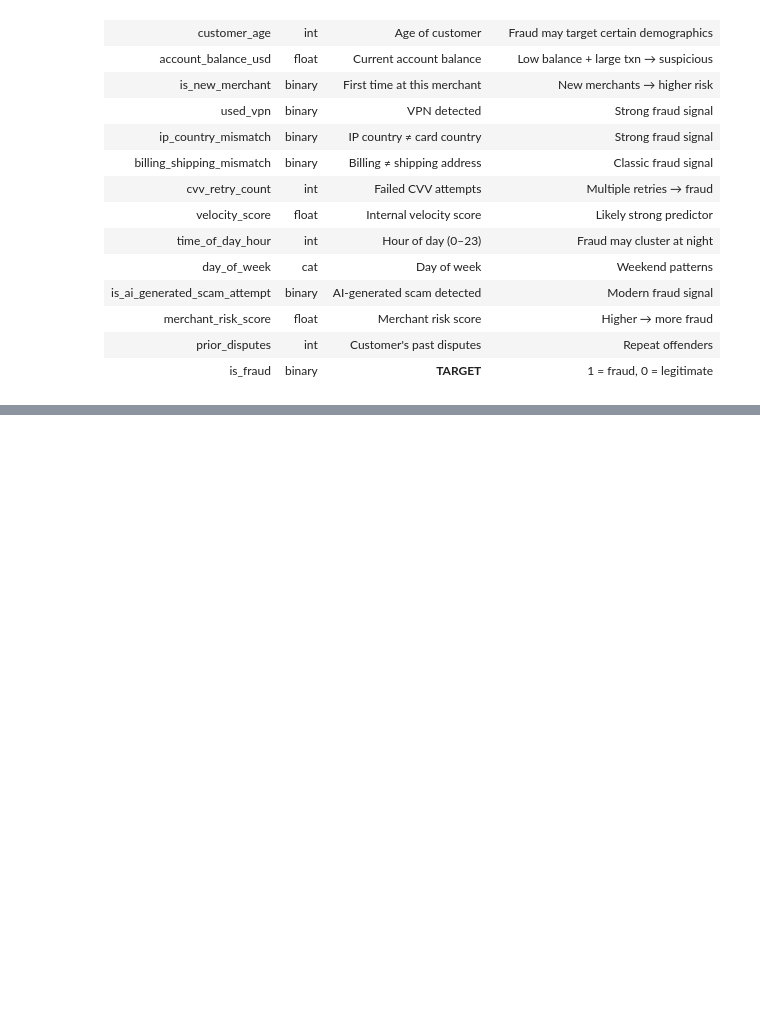
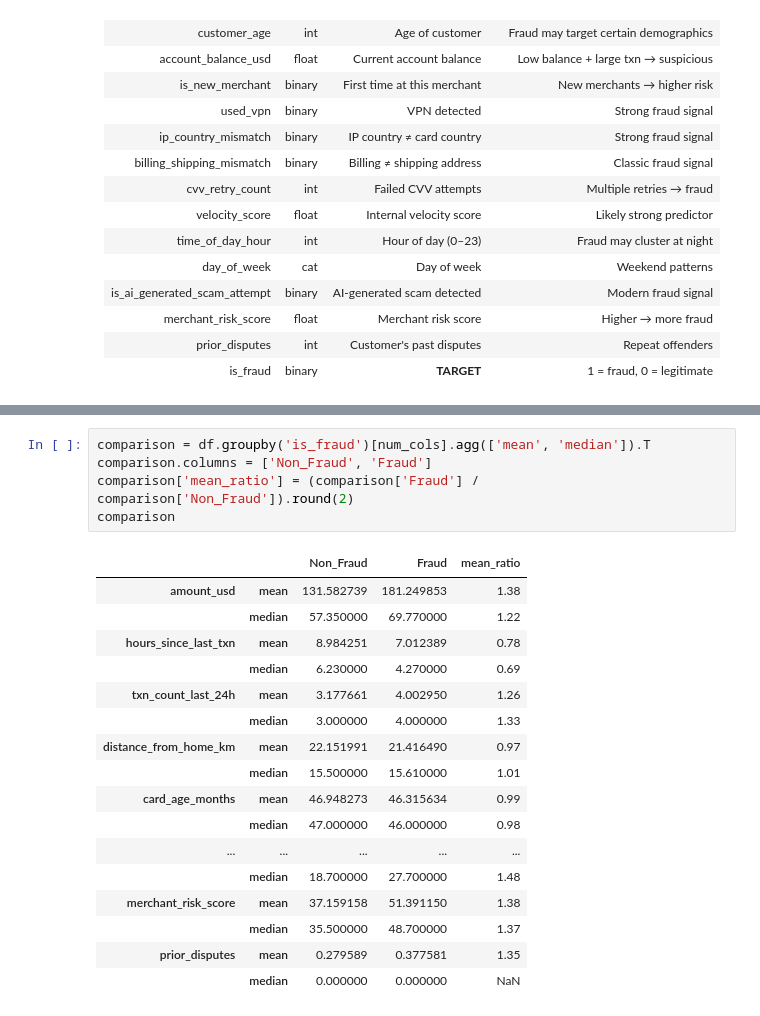
Before and after one commit to Uday2419/Fraudlense, a Jupyter notebook: notebooks/01_data_understanding.ipynb, the cells around one changed output, grey strips where cells are left out. Drawn from its saved outputs; the diff is of its cells as text; blank space fills up the shorter version.

```diff
--- a/notebooks/01_data_understanding.ipynb
+++ b/notebooks/01_data_understanding.ipynb
@@ -224,0 +239,23 @@ Test fraud rate:  0.0170
+# %%
+comparison = df.groupby('is_fraud')[num_cols].agg(['mean', 'median']).T
+comparison.columns = ['Non_Fraud', 'Fraud']
+comparison['mean_ratio'] = (comparison['Fraud'] / comparison['Non_Fraud']).round(2)
+comparison
+# %% [output]
+|  |  | Non_Fraud | Fraud | mean_ratio |
+| amount_usd | mean | 131.582739 | 181.249853 | 1.38 |
+|  | median | 57.350000 | 69.770000 | 1.22 |
+| hours_since_last_txn | mean | 8.984251 | 7.012389 | 0.78 |
+|  | median | 6.230000 | 4.270000 | 0.69 |
+| txn_count_last_24h | mean | 3.177661 | 4.002950 | 1.26 |
+|  | median | 3.000000 | 4.000000 | 1.33 |
+| distance_from_home_km | mean | 22.151991 | 21.416490 | 0.97 |
+|  | median | 15.500000 | 15.610000 | 1.01 |
+| card_age_months | mean | 46.948273 | 46.315634 | 0.99 |
+|  | median | 47.000000 | 46.000000 | 0.98 |
+| ... | ... | ... | ... | ... |
+|  | median | 18.700000 | 27.700000 | 1.48 |
+| merchant_risk_score | mean | 37.159158 | 51.391150 | 1.38 |
+|  | median | 35.500000 | 48.700000 | 1.37 |
+| prior_disputes | mean | 0.279589 | 0.377581 | 1.35 |
+|  | median | 0.000000 | 0.000000 | NaN |
```
Also changed, not shown: parts of 6 cells of this notebook.
